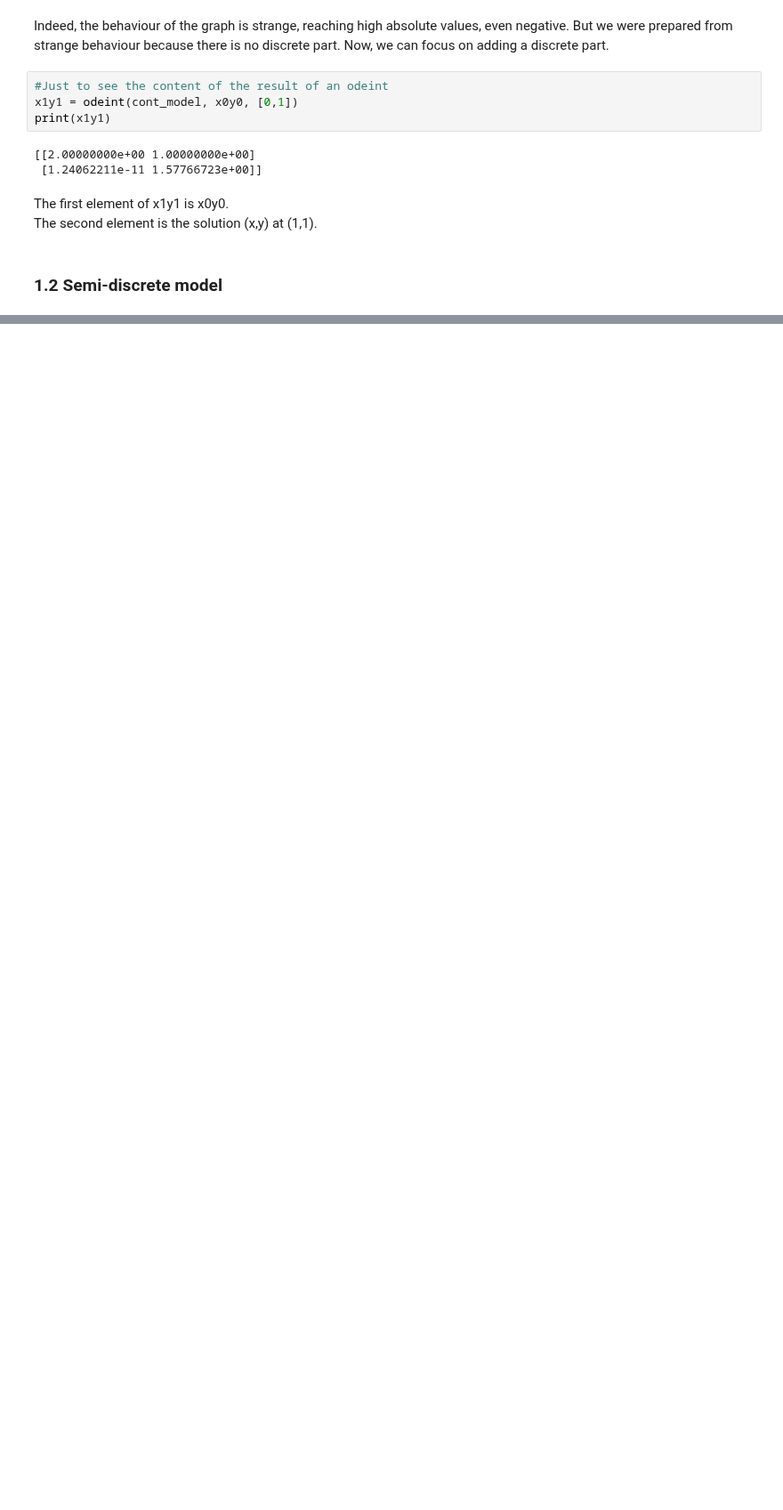
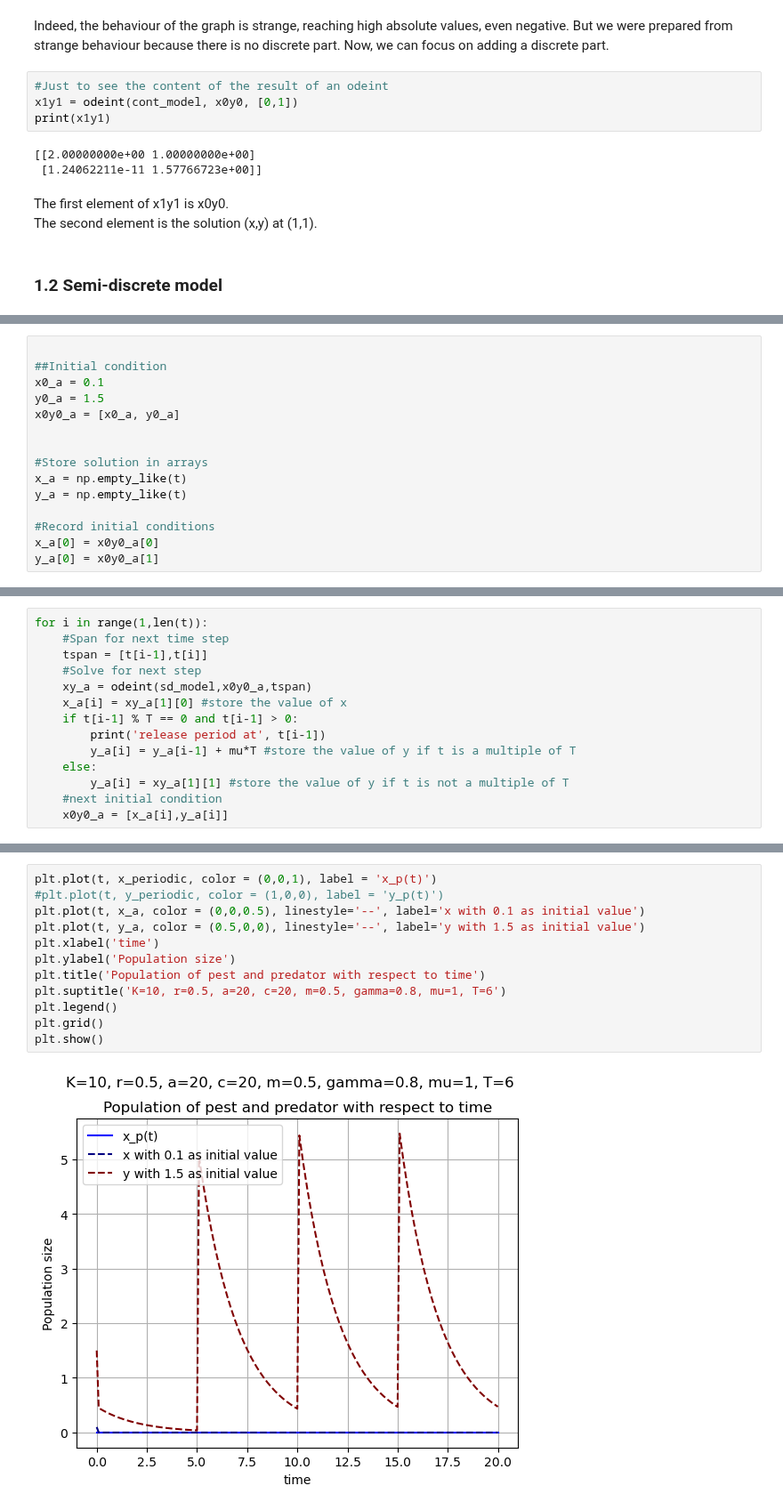
Before and after one commit to AinatianaLoyens/First_sim_CACOLAC, a Jupyter notebook: simulations.ipynb, the cells around one changed output, grey strips where cells are left out. Shown at 89% size. Saved outputs shown, nothing was run; the diff lists cells and outputs as text; blank space fills up the shorter version.

```diff
--- a/simulations.ipynb
+++ b/simulations.ipynb
@@ -182,0 +231,15 @@ release period at 15.0
+# %%
+
+##Initial condition
+x0_a = 0.1
+y0_a = 1.5
+x0y0_a = [x0_a, y0_a]
+
+
+#Store solution in arrays
+x_a = np.empty_like(t)
+y_a = np.empty_like(t)
+
+#Record initial conditions
+x_a[0] = x0y0_a[0]
+y_a[0] = x0y0_a[1]
@@ -182,0 +248,14 @@ release period at 15.0
+# %%
+for i in range(1,len(t)):
+    #Span for next time step
+    tspan = [t[i-1],t[i]]
+    #Solve for next step
+    xy_a = odeint(sd_model,x0y0_a,tspan)
+    x_a[i] = xy_a[1][0] #store the value of x
+    if t[i-1] % T == 0 and t[i-1] > 0:
+        print('release period at', t[i-1])
+        y_a[i] = y_a[i-1] + mu*T #store the value of y if t is a multiple of T
+    else:
+        y_a[i] = xy_a[1][1] #store the value of y if t is not a multiple of T
+    #next initial condition
+    x0y0_a = [x_a[i],y_a[i]]
@@ -182,0 +268,14 @@ release period at 15.0
+# %%
+plt.plot(t, x_periodic, color = (0,0,1), label = 'x_p(t)')
+#plt.plot(t, y_periodic, color = (1,0,0), label = 'y_p(t)')
+plt.plot(t, x_a, color = (0,0,0.5), linestyle='--', label='x with 0.1 as initial value')
+plt.plot(t, y_a, color = (0.5,0,0), linestyle='--', label='y with 1.5 as initial value')
+plt.xlabel('time')
+plt.ylabel('Population size')
+plt.title('Population of pest and predator with respect to time')
+plt.suptitle('K=10, r=0.5, a=20, c=20, m=0.5, gamma=0.8, mu=1, T=6')
+plt.legend()
+plt.grid()
+plt.show()
+# %% [output]
+[figure, added]
```
Also changed, not shown: parts of 16 cells of this notebook.
